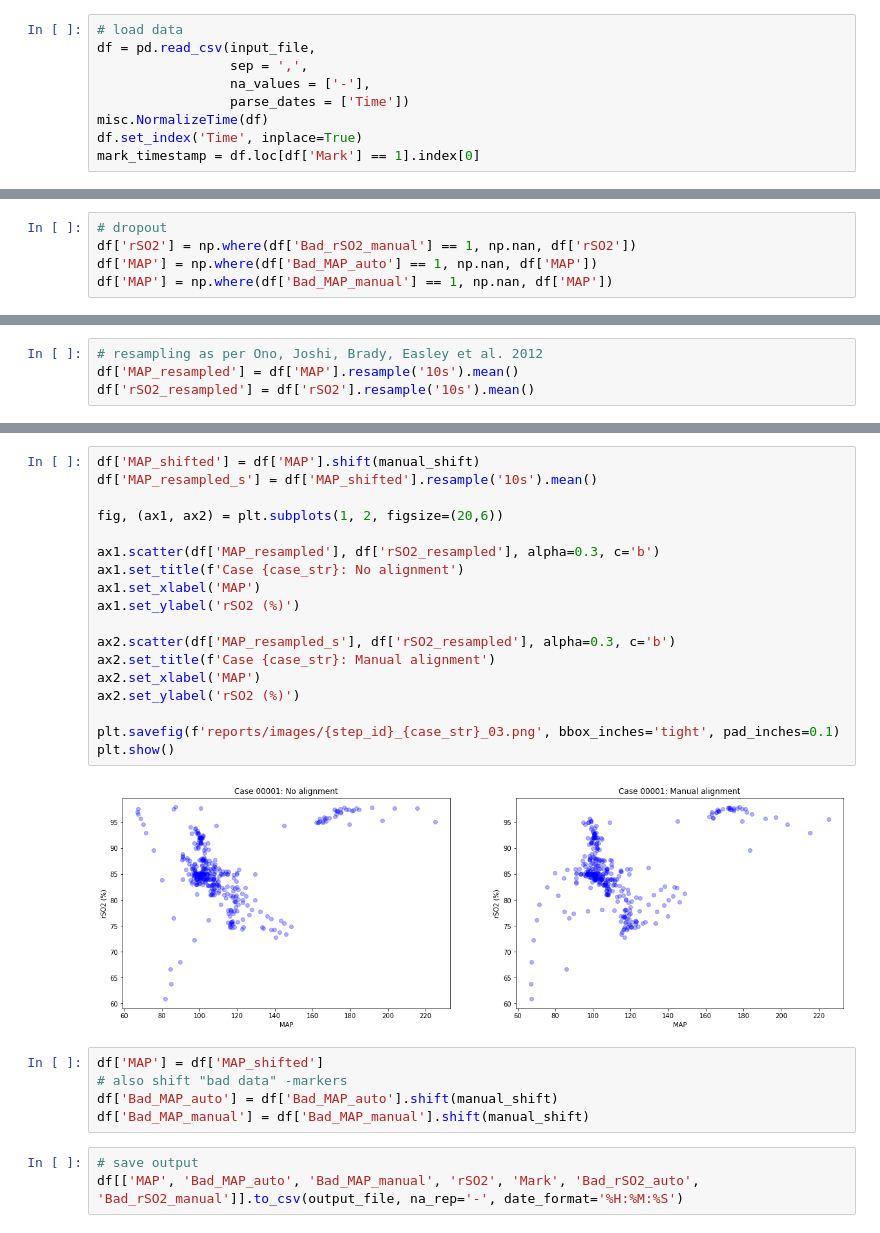
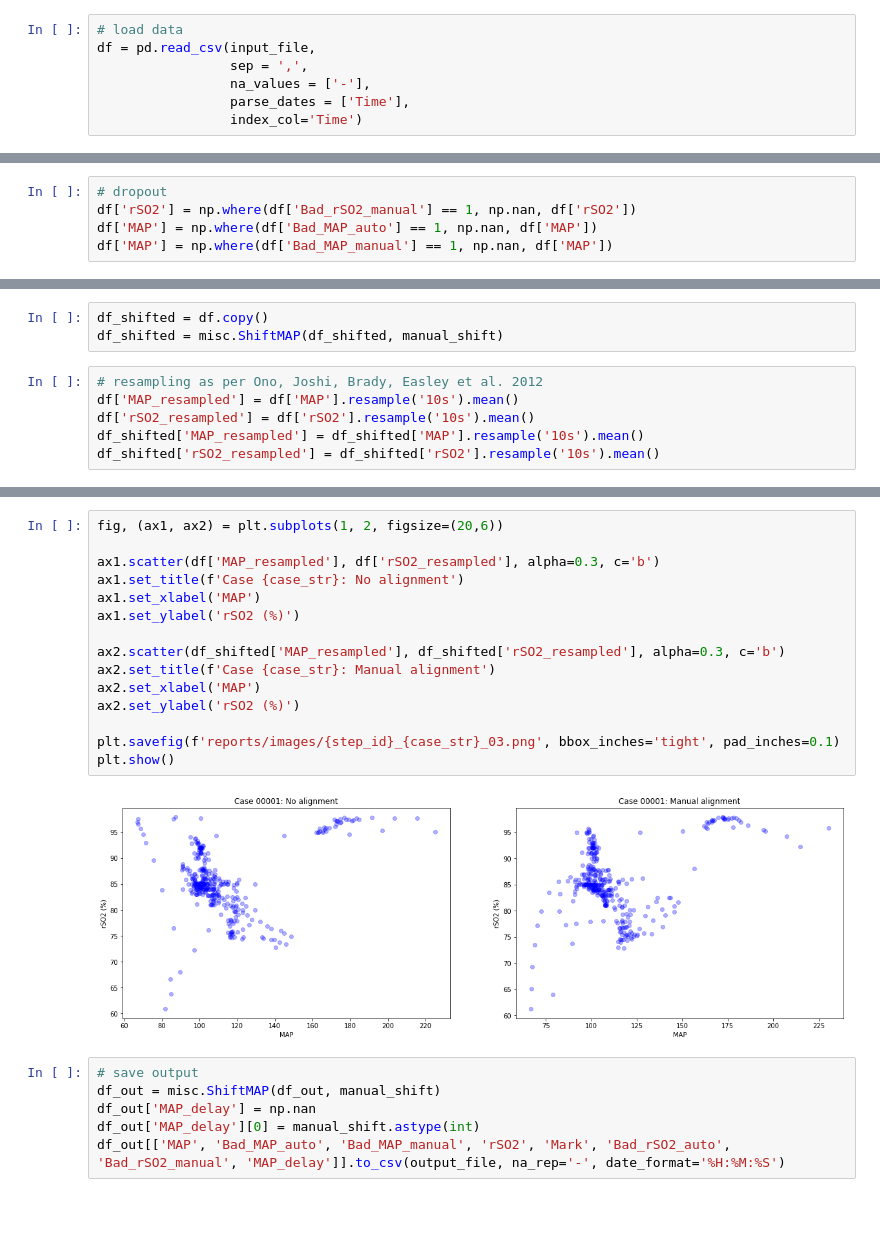
Before and after one commit to makes/bopra-cox, a Jupyter notebook: 5_manual_sync.ipynb, the cells around one changed output, grey strips where cells are left out. Drawn from its saved outputs; the diff is of its cells as text.

```diff
--- a/5_manual_sync.ipynb
+++ b/5_manual_sync.ipynb
@@ -24,10 +24,8 @@ input_file = 'output/' + case_str + '_3.csv'
 df = pd.read_csv(input_file,
                  sep = ',',
                  na_values = ['-'],
-                 parse_dates = ['Time'])
-misc.NormalizeTime(df)
-df.set_index('Time', inplace=True)
-mark_timestamp = df.loc[df['Mark'] == 1].index[0]
+                 parse_dates = ['Time'],
+                 index_col='Time')
 # %%
 # load manually defined timeshifts
 shift_df = pd.read_csv('amend/timeshift.csv', sep = ',')
@@ -43,5 +43,10 @@ df['rSO2'] = df['rSO2'].rolling(10).mean()
+# %%
+df_shifted = df.copy()
+df_shifted = misc.ShiftMAP(df_shifted, manual_shift)
 # %%
 # resampling as per Ono, Joshi, Brady, Easley et al. 2012
 df['MAP_resampled'] = df['MAP'].resample('10s').mean()
 df['rSO2_resampled'] = df['rSO2'].resample('10s').mean()
+df_shifted['MAP_resampled'] = df_shifted['MAP'].resample('10s').mean()
+df_shifted['rSO2_resampled'] = df_shifted['rSO2'].resample('10s').mean()
 # %%
@@ -77,28 +83,23 @@ plt.show()
 # %%
-df['MAP_shifted'] = df['MAP'].shift(manual_shift)
-df['MAP_resampled_s'] = df['MAP_shifted'].resample('10s').mean()
-
 fig, (ax1, ax2) = plt.subplots(1, 2, figsize=(20,6))
 
 ax1.scatter(df['MAP_resampled'], df['rSO2_resampled'], alpha=0.3, c='b')
 ax1.set_title(f'Case {case_str}: No alignment')
 ax1.set_xlabel('MAP')
 ax1.set_ylabel('rSO2 (%)')
 
-ax2.scatter(df['MAP_resampled_s'], df['rSO2_resampled'], alpha=0.3, c='b')
+ax2.scatter(df_shifted['MAP_resampled'], df_shifted['rSO2_resampled'], alpha=0.3, c='b')
 ax2.set_title(f'Case {case_str}: Manual alignment')
 ax2.set_xlabel('MAP')
 ax2.set_ylabel('rSO2 (%)')
 
 plt.savefig(f'reports/images/{step_id}_{case_str}_03.png', bbox_inches='tight', pad_inches=0.1)
 plt.show()
 # %% [output]
-[figure, old version]
+[figure, new version]
-# %%
-df['MAP'] = df['MAP_shifted']
-# also shift "bad data" -markers
-df['Bad_MAP_auto'] = df['Bad_MAP_auto'].shift(manual_shift)
-df['Bad_MAP_manual'] = df['Bad_MAP_manual'].shift(manual_shift)
 # %%
 # save output
-df[['MAP', 'Bad_MAP_auto', 'Bad_MAP_manual', 'rSO2', 'Mark', 'Bad_rSO2_auto', 'Bad_rSO2_manual']].to_csv(output_file, na_rep='-', date_format='%H:%M:%S')
+df_out = misc.ShiftMAP(df_out, manual_shift)
+df_out['MAP_delay'] = np.nan
+df_out['MAP_delay'][0] = manual_shift.astype(int)
+df_out[['MAP', 'Bad_MAP_auto', 'Bad_MAP_manual', 'rSO2', 'Mark', 'Bad_rSO2_auto', 'Bad_rSO2_manual', 'MAP_delay']].to_csv(output_file, na_rep='-', date_format='%H:%M:%S')
```
Also changed, not shown: parts of 6 cells of this notebook, 11 other files.
